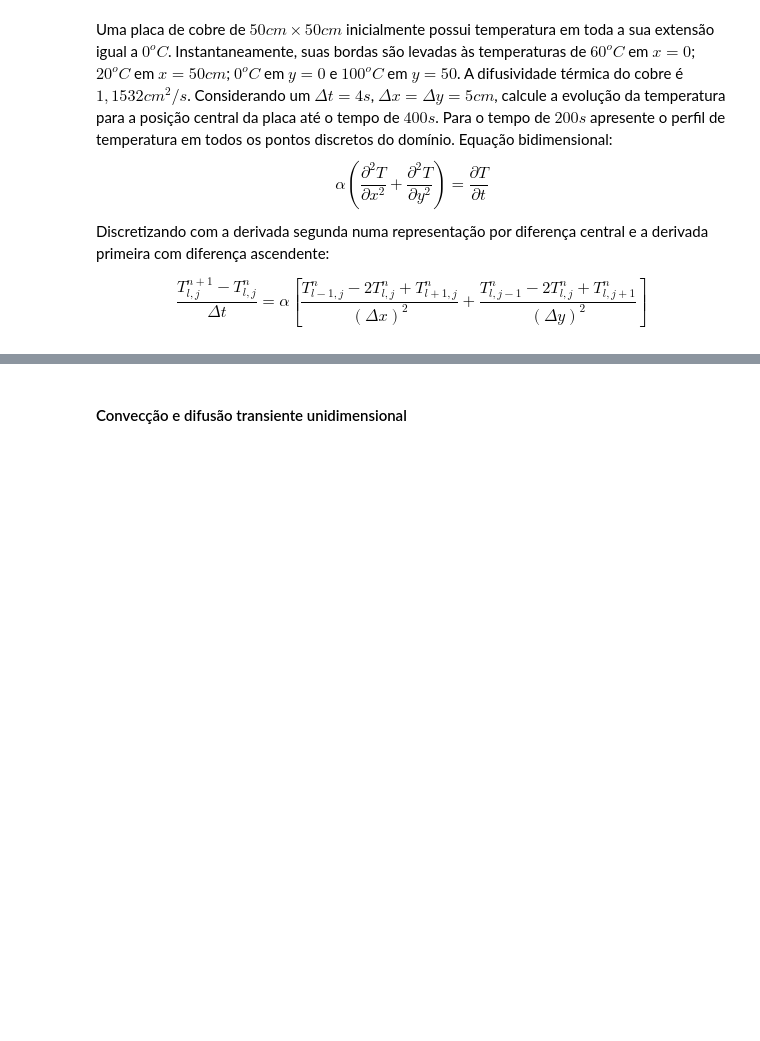
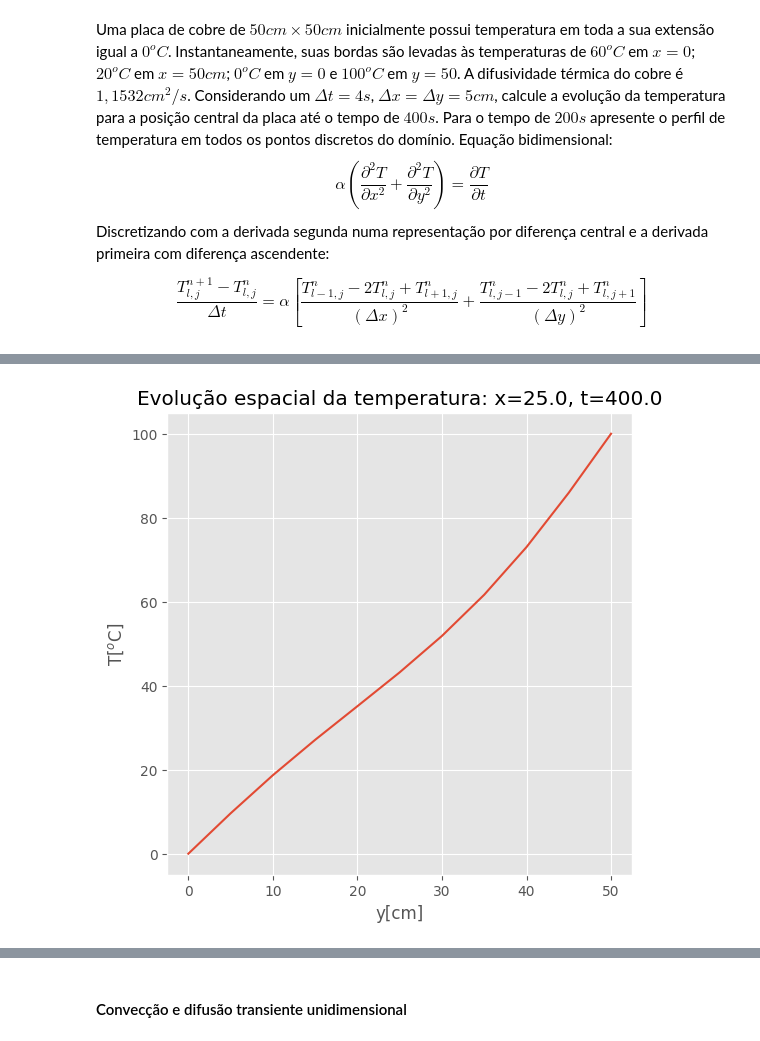
Before and after one commit to fschuch/Python-Transferencia-de-Calor, a Jupyter notebook: aula.ipynb, the cells around one changed output, grey strips where cells are left out. Cells and saved outputs as stored; diff of their text form; code cells hidden in the pictures; blank space fills up the shorter version.

```diff
--- a/aula.ipynb
+++ b/aula.ipynb
@@ -617,9 +668,11 @@ plt.show()
 # %%
 plt.plot(y, T[x.size//2,:,-1])
 plt.title(f'Evolução espacial da temperatura: x={x[x.size//2]}, t={t[-1]}')
-plt.xlabel('y')
-plt.ylabel('T')
+plt.xlabel('y[cm]')
+plt.ylabel(r'T[$^o$C]')
 plt.show()
+# %% [output]
+[figure, added]
 # %%
 plt.plot(x, T[:,y.size//2,-1])
 plt.title(f'Evolução espacial da temperatura: y={y[y.size//2]}, t={t[-1]}')
```
Also changed, not shown: parts of 32 cells of this notebook.
